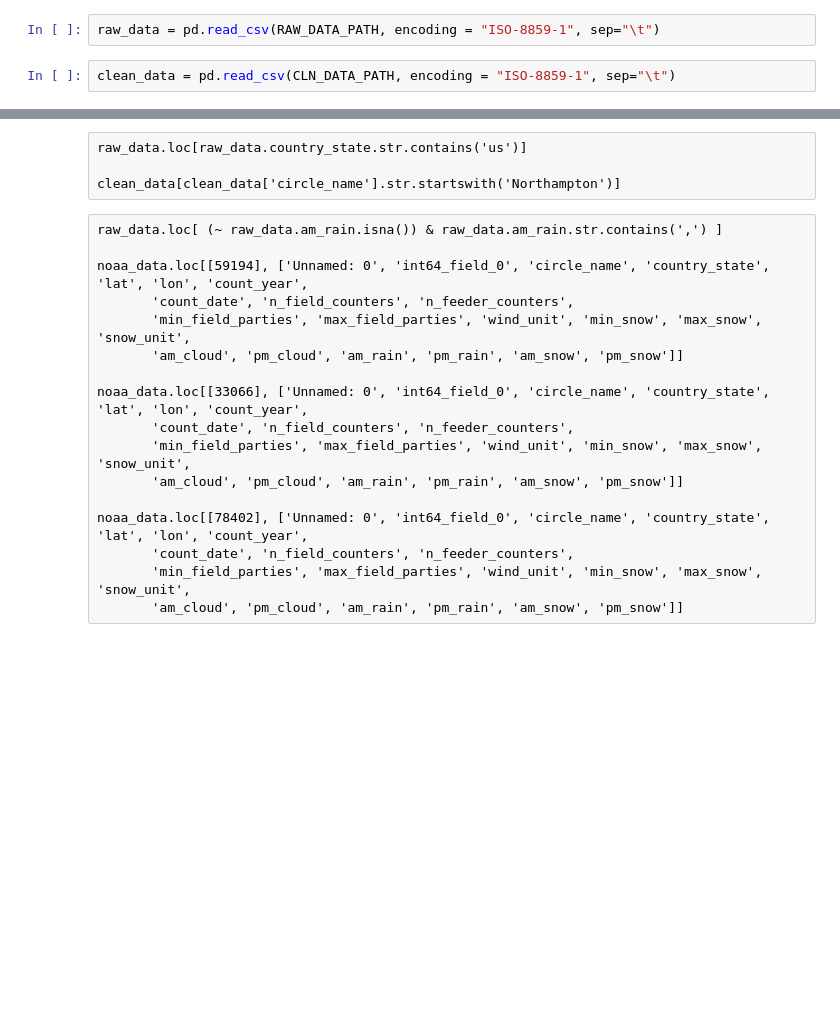
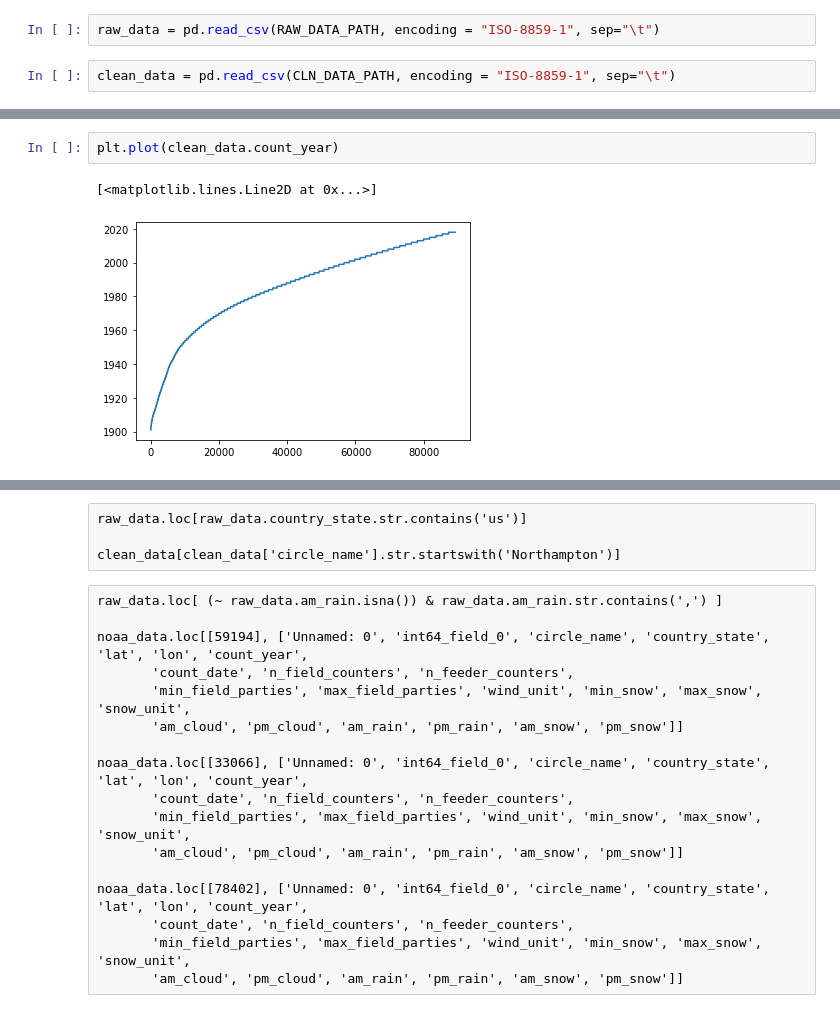
Before and after one commit to DataKind-DC/audubon-cbc, a Jupyter notebook: notebooks/2.1-rain-analysis.ipynb, the cells around one changed output, grey strips where cells are left out. Cells and saved outputs as stored; diff of their text form; blank space fills up the shorter version.

```diff
--- a/notebooks/2.1-rain-analysis.ipynb
+++ b/notebooks/2.1-rain-analysis.ipynb
@@ -50,0 +60,5 @@ noaa_data = pd.read_csv(NOAA_DATA_PATH).rename(columns={'int64_field_0': 'orig_i
+# %%
+plt.plot(clean_data.count_year)
+# %% [output]
+[<matplotlib.lines.Line2D at 0x...>]
+[figure, added]
```
Also changed, not shown: parts of 42 cells of this notebook.
